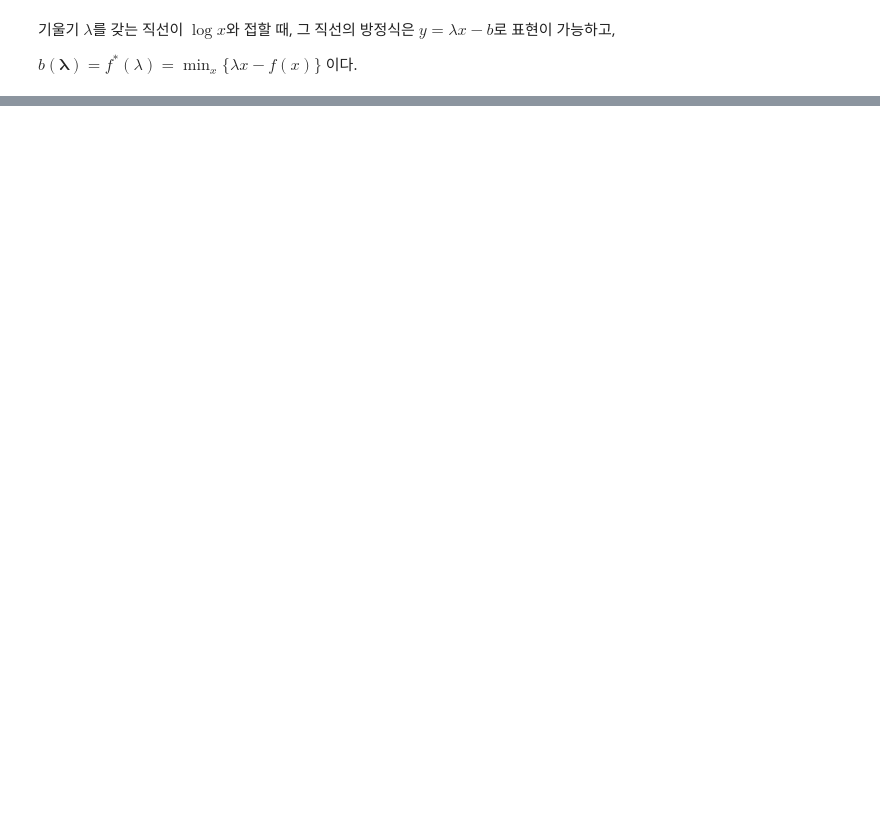
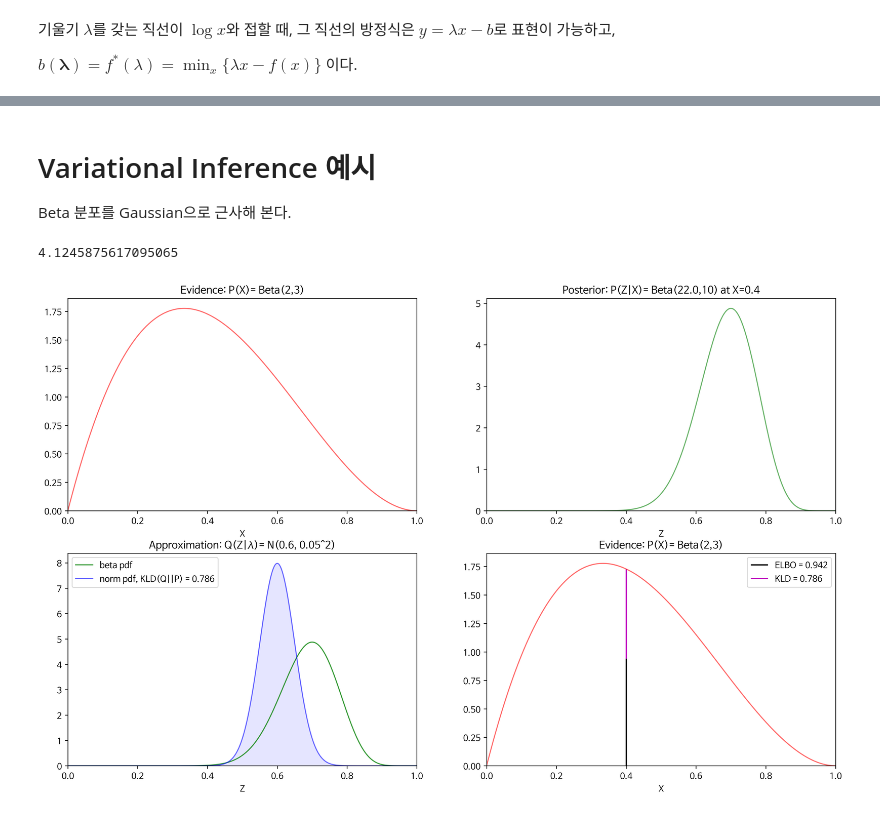
Before and after one commit to hjkornn-phys/Variational-Inference-Tutorial, a Jupyter notebook: CH2.ipynb, the cells around one changed output, grey strips where cells are left out. Cells and saved outputs as stored; diff of their text form; code cells hidden in the pictures; blank space fills up the shorter version.

```diff
--- a/CH2.ipynb
+++ b/CH2.ipynb
@@ -73 +73,15 @@ Text(0.5, 1.0, 'log x (검정)과 접하는 직선들(확대됨)')
 [figure]
+# %% [markdown]
+# Variational Inference 예시
+
+Beta 분포를 Gaussian으로 근사해 본다.
+# %%
+def kld(q, p):
+    step = x[1] - x[0]
+    q = np.clip(q, 1e-15, np.inf)
+    p = np.clip(p, 1e-15, np.inf)
+    return sum(q * np.log(q/p)) * step
+# %%
+kld(beta_2_3, beta_8_2)
+# %% [output]
+4.1245875617095065
@@ -73,0 +145,4 @@ Text(0.5, 1.0, 'log x (검정)과 접하는 직선들(확대됨)')
+# %%
+plot_dist(0.4, 0.6, 0.05)
+# %% [output]
+[figure, added]
```
Also changed, not shown: parts of 6 cells of this notebook.
